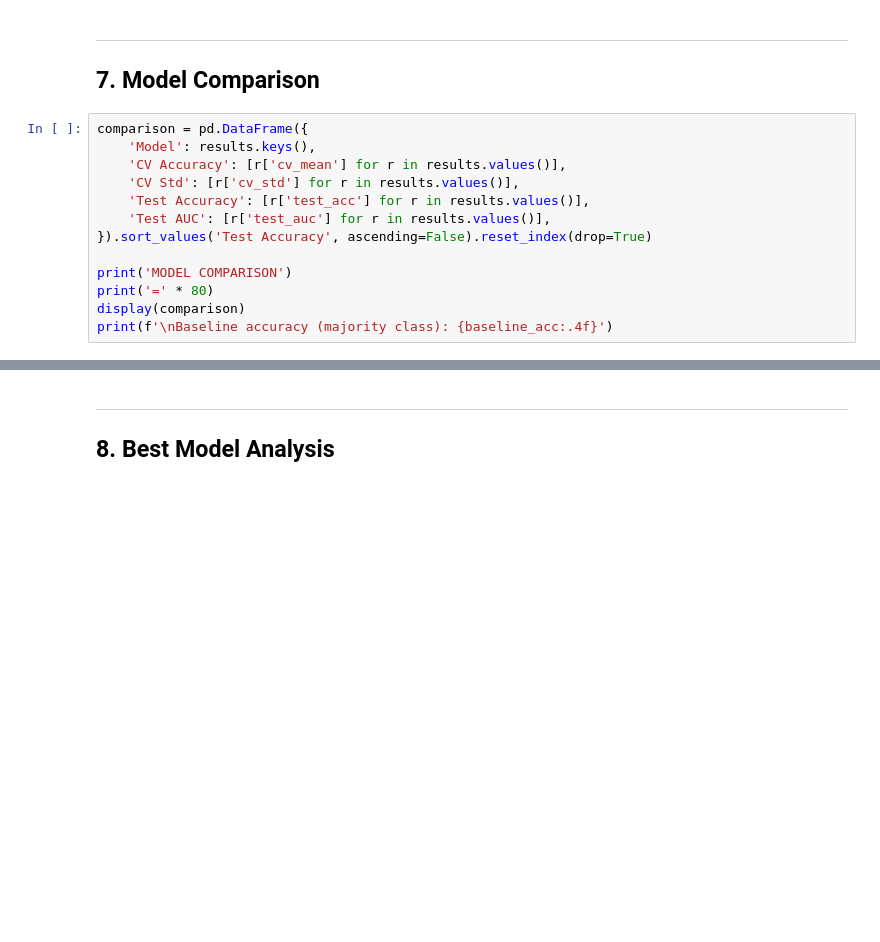
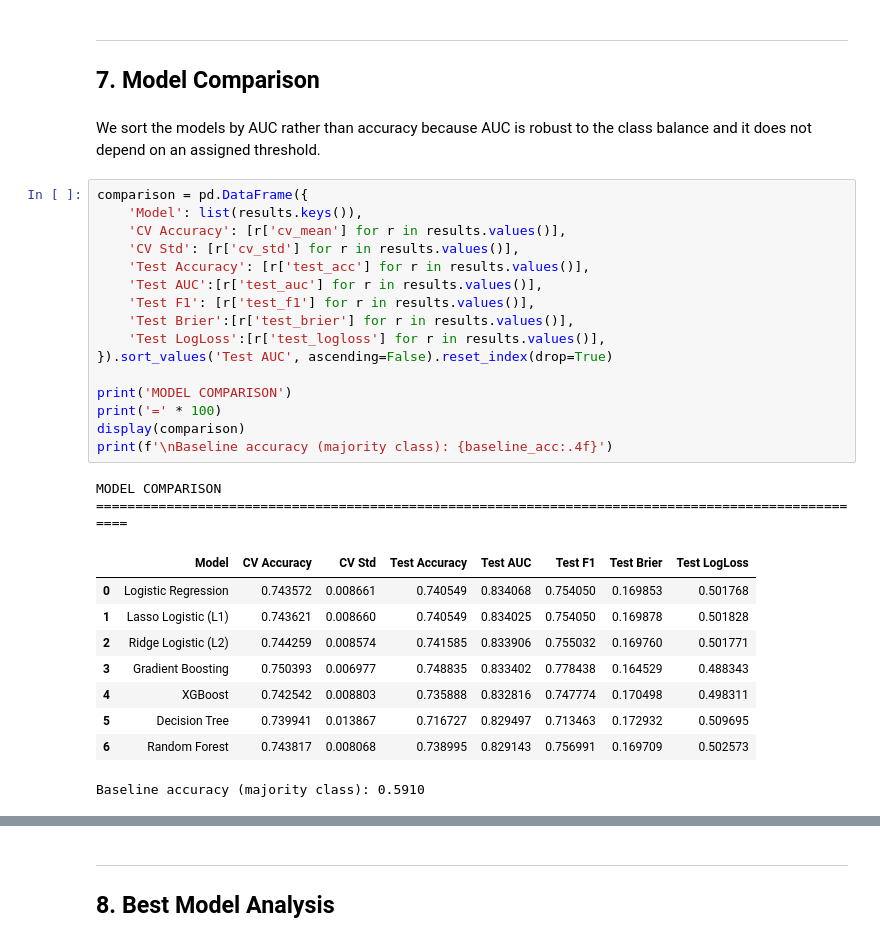
Before and after one commit to blaisescileppi/ML-Business-Analytics-Project, a Jupyter notebook: Project/nba_project.ipynb, the cells around one changed output, grey strips where cells are left out. Drawn from its saved outputs; the diff is of its cells as text; blank space fills up the shorter version.

```diff
--- a/Project/nba_project.ipynb
+++ b/Project/nba_project.ipynb
@@ -918,19 +1000,36 @@ evaluate_model('XGBoost', xgb_grid.best_estimator_,
 # %% [markdown]
 ---
 ## 7. Model Comparison
+# %% [markdown]
+We sort the models by AUC rather than accuracy because AUC is robust to the class balance and it does not depend on an assigned threshold.
 # %%
 comparison = pd.DataFrame({
-    'Model': results.keys(),
+    'Model': list(results.keys()),
     'CV Accuracy': [r['cv_mean'] for r in results.values()],
     'CV Std': [r['cv_std'] for r in results.values()],
     'Test Accuracy': [r['test_acc'] for r in results.values()],
-    'Test AUC': [r['test_auc'] for r in results.values()],
-}).sort_values('Test Accuracy', ascending=False).reset_index(drop=True)
+    'Test AUC':[r['test_auc'] for r in results.values()],
+    'Test F1': [r['test_f1'] for r in results.values()],
+    'Test Brier':[r['test_brier'] for r in results.values()],
+    'Test LogLoss':[r['test_logloss'] for r in results.values()],
+}).sort_values('Test AUC', ascending=False).reset_index(drop=True)
 
 print('MODEL COMPARISON')
-print('=' * 80)
+print('=' * 100)
 display(comparison)
 print(f'\nBaseline accuracy (majority class): {baseline_acc:.4f}')
+# %% [output]
+MODEL COMPARISON
+====================================================================================================
+|  | Model | CV Accuracy | CV Std | Test Accuracy | Test AUC | Test F1 | Test Brier | Test LogLoss |
+| 0 | Logistic Regression | 0.743572 | 0.008661 | 0.740549 | 0.834068 | 0.754050 | 0.169853 | 0.501768 |
+| 1 | Lasso Logistic (L1) | 0.743621 | 0.008660 | 0.740549 | 0.834025 | 0.754050 | 0.169878 | 0.501828 |
+| 2 | Ridge Logistic (L2) | 0.744259 | 0.008574 | 0.741585 | 0.833906 | 0.755032 | 0.169760 | 0.501771 |
+| 3 | Gradient Boosting | 0.750393 | 0.006977 | 0.748835 | 0.833402 | 0.778438 | 0.164529 | 0.488343 |
+| 4 | XGBoost | 0.742542 | 0.008803 | 0.735888 | 0.832816 | 0.747774 | 0.170498 | 0.498311 |
+| 5 | Decision Tree | 0.739941 | 0.013867 | 0.716727 | 0.829497 | 0.713463 | 0.172932 | 0.509695 |
+| 6 | Random Forest | 0.743817 | 0.008068 | 0.738995 | 0.829143 | 0.756991 | 0.169709 | 0.502573 |
+Baseline accuracy (majority class): 0.5910
 # %%
 fig, axes = plt.subplots(1, 2, figsize=(16, 6))
 
```
Also changed, not shown: parts of 21 cells of this notebook, 5 other files.
